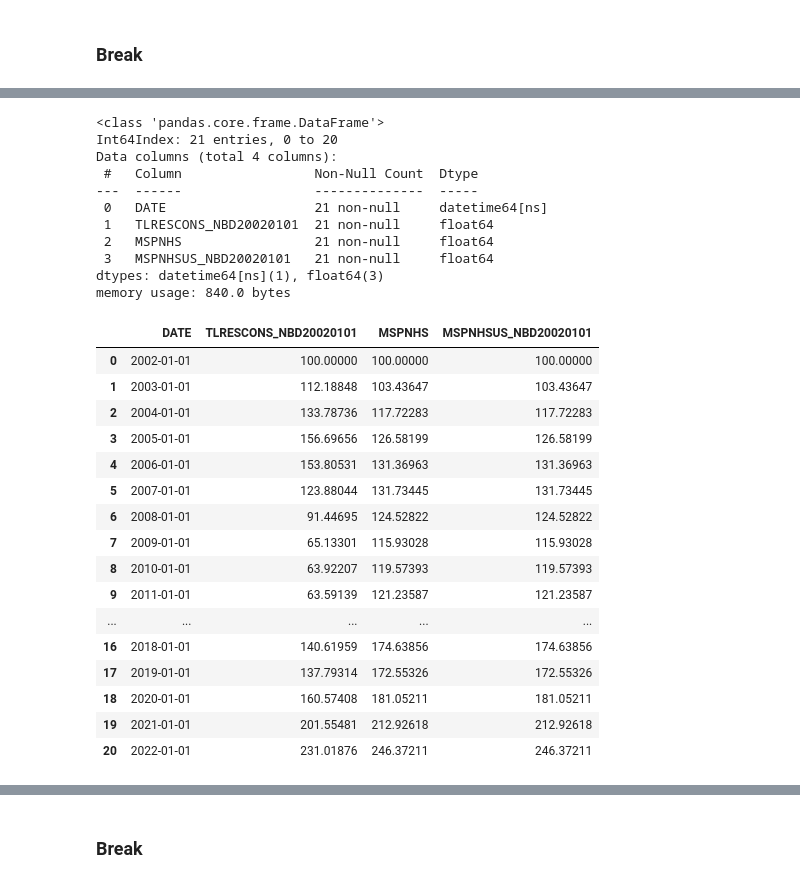
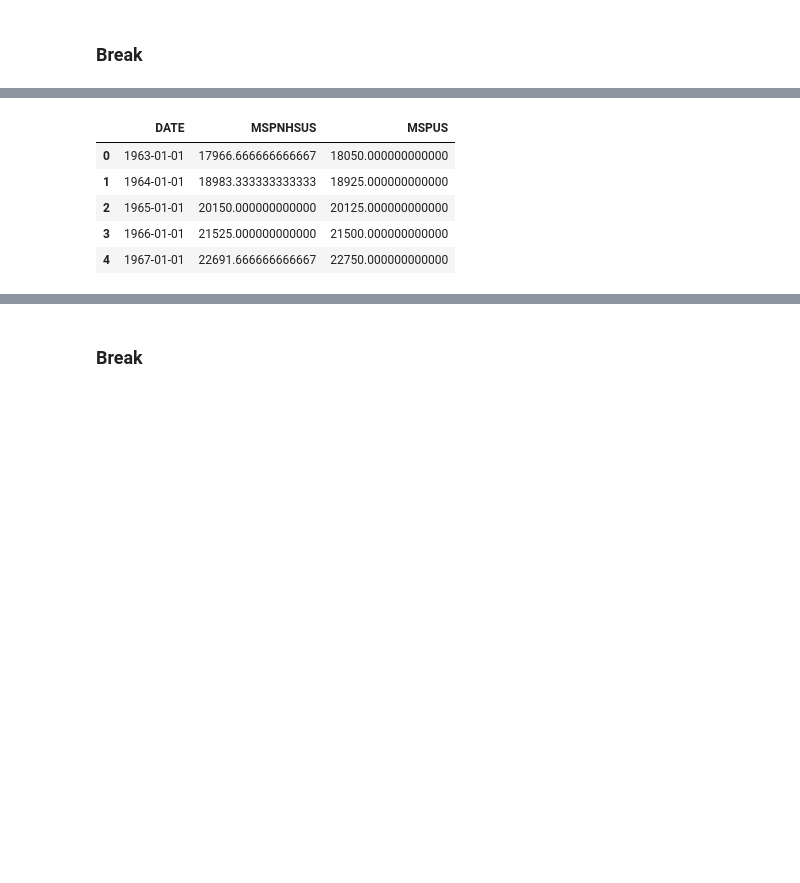
Before and after one commit to dthomas0424/Project1Team6, a Jupyter notebook: project_1_combined.ipynb, the cells around one changed output, grey strips where cells are left out. Saved outputs shown, nothing was run; the diff lists cells and outputs as text; code cells hidden in the pictures; blank space fills up the shorter version.

```diff
--- a/project_1_combined.ipynb
+++ b/project_1_combined.ipynb
@@ -352,35 +370,25 @@ dtype: object
 # %%
-final_comb_df['TLRESCONS_NBD20020101'] = final_comb_df['TLRESCONS_NBD20020101'].astype(float)
-final_comb_df['MSPNHS'] = final_comb_df['MSPNHS'].astype(float)
-final_comb_df.info()
-final_comb_df
+#Monthly data
+NHSP_an_path = "Input_Files/Median Sales Price for New Houses Sold Annual Raw.csv"
+HSP_an_path = "Input_Files/Median Sales Price of Houses Sold Annual Raw.csv"
+
+data2 = pd.read_csv(NHSP_an_path)
+NHa_data_df = pd.DataFrame(data2)
+data3 = pd.read_csv(HSP_an_path)
+Ha_data_df = pd.DataFrame(data3)
+NHa_data_df['DATE'] = NHa_data_df['DATE'].astype('datetime64[D]')
+Ha_data_df['DATE'] = Ha_data_df['DATE'].astype('datetime64[D]')
+
+NHSP_HSP = pd.merge(NHa_data_df, Ha_data_df, how="left", on=["DATE"])
+NHSP_HSP_df = pd.DataFrame(NHSP_HSP)
+#TCSR_NHSP_HSP_Pa_df.dropna(inplace=True)
+NHSP_HSP_df.drop(NHSP_HSP_df.tail(1).index,inplace=True)
+NHSP_HSP_df.head()
 # %% [output]
-<class 'pandas.core.frame.DataFrame'>
-Int64Index: 21 entries, 0 to 20
-Data columns (total 4 columns):
- #   Column                 Non-Null Count  Dtype
----  ------                 --------------  -----
- 0   DATE                   21 non-null     datetime64[ns]
- 1   TLRESCONS_NBD20020101  21 non-null     float64
- 2   MSPNHS                 21 non-null     float64
- 3   MSPNHSUS_NBD20020101   21 non-null     float64
-dtypes: datetime64[ns](1), float64(3)
-memory usage: 840.0 bytes
-|  | DATE | TLRESCONS_NBD20020101 | MSPNHS | MSPNHSUS_NBD20020101 |
-| 0 | 2002-01-01 | 100.00000 | 100.00000 | 100.00000 |
-| 1 | 2003-01-01 | 112.18848 | 103.43647 | 103.43647 |
-| 2 | 2004-01-01 | 133.78736 | 117.72283 | 117.72283 |
-| 3 | 2005-01-01 | 156.69656 | 126.58199 | 126.58199 |
-| 4 | 2006-01-01 | 153.80531 | 131.36963 | 131.36963 |
-| 5 | 2007-01-01 | 123.88044 | 131.73445 | 131.73445 |
-| 6 | 2008-01-01 | 91.44695 | 124.52822 | 124.52822 |
-| 7 | 2009-01-01 | 65.13301 | 115.93028 | 115.93028 |
-| 8 | 2010-01-01 | 63.92207 | 119.57393 | 119.57393 |
-| 9 | 2011-01-01 | 63.59139 | 121.23587 | 121.23587 |
-| ... | ... | ... | ... | ... |
-| 16 | 2018-01-01 | 140.61959 | 174.63856 | 174.63856 |
-| 17 | 2019-01-01 | 137.79314 | 172.55326 | 172.55326 |
-| 18 | 2020-01-01 | 160.57408 | 181.05211 | 181.05211 |
-| 19 | 2021-01-01 | 201.55481 | 212.92618 | 212.92618 |
-| 20 | 2022-01-01 | 231.01876 | 246.37211 | 246.37211 |
+|  | DATE | MSPNHSUS | MSPUS |
+| 0 | 1963-01-01 | 17966.666666666667 | 18050.000000000000 |
+| 1 | 1964-01-01 | 18983.333333333333 | 18925.000000000000 |
+| 2 | 1965-01-01 | 20150.000000000000 | 20125.000000000000 |
+| 3 | 1966-01-01 | 21525.000000000000 | 21500.000000000000 |
+| 4 | 1967-01-01 | 22691.666666666667 | 22750.000000000000 |
 # %%
```
Also changed, not shown: parts of 8 cells of this notebook.
